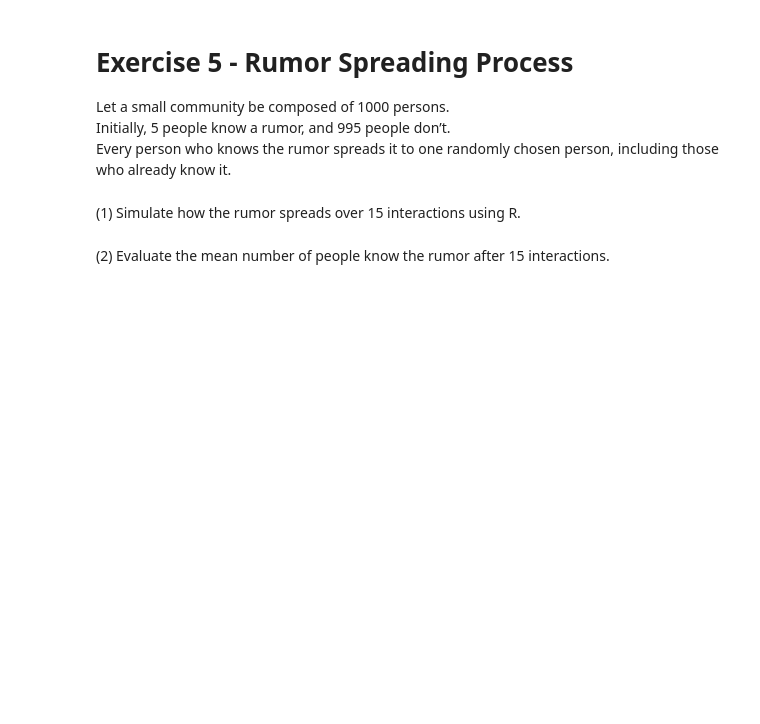
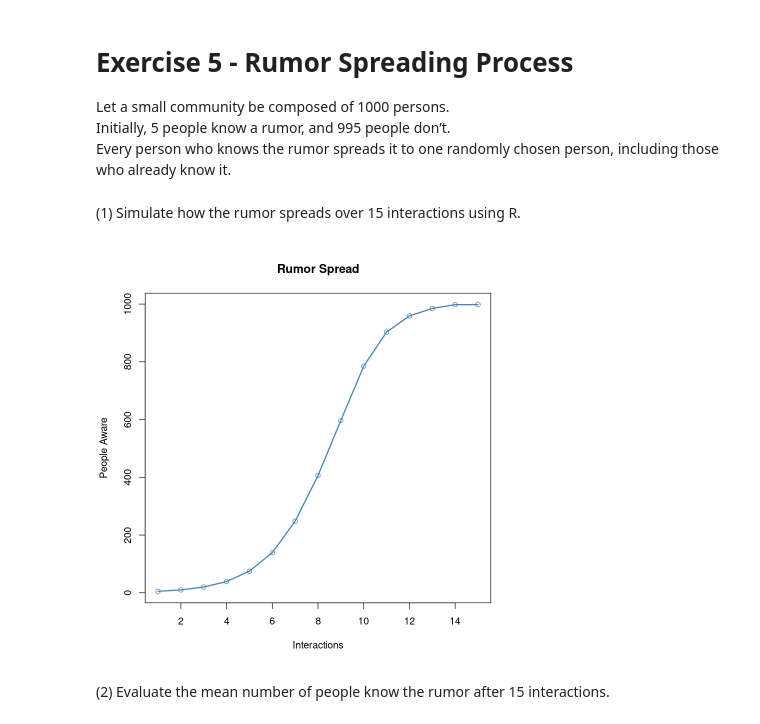
Before and after one commit to AlbertoCasellato/AdvancedStatistics, a Jupyter notebook: Ex2/AlbertoCasellato_Lab2.ipynb, the cells around one changed output. Saved outputs shown, nothing was run; the diff lists cells and outputs as text; code cells hidden in the pictures; blank space fills up the shorter version.

```diff
--- a/Ex2/AlbertoCasellato_Lab2.ipynb
+++ b/Ex2/AlbertoCasellato_Lab2.ipynb
@@ -190,5 +196,30 @@ Initially, 5 people know a rumor, and 995 people don’t.\
 Every person who knows the rumor spreads it to one randomly chosen person, including those who already know it.
 # %% [markdown]
 (1) Simulate how the rumor spreads over 15 interactions using R.
+# %%
+n_people <- 1000
+n_interactions <- 15
+n_starting_people <- 5
+
+spread_rumor <- function() {
+    people_aware <- sample(1:n_people,n_starting_people)
+    know_rumor <- c(length(people_aware))
+
+    for (i in (2:n_interactions)) {
+        new_targets <- sample(1:n_people, length(people_aware), replace = TRUE)
+        people_aware <- unique(c(people_aware, new_targets))
+        know_rumor[i] <- length(people_aware)
+    }
+
+    return(know_rumor)
+}
+
+evolution_spreading <- spread_rumor()
+plot(evolution_spreading, col="steelblue",
+     xlab="Interactions", ylab="People Aware", main="Rumor Spread"
+)
+lines(evolution_spreading, col="steelblue", lwd=2)
+# %% [output]
+[figure, added]
 # %% [markdown]
 (2) Evaluate the mean number of people know the rumor after 15 interactions.
```
Also changed, not shown: parts of 9 cells of this notebook.
